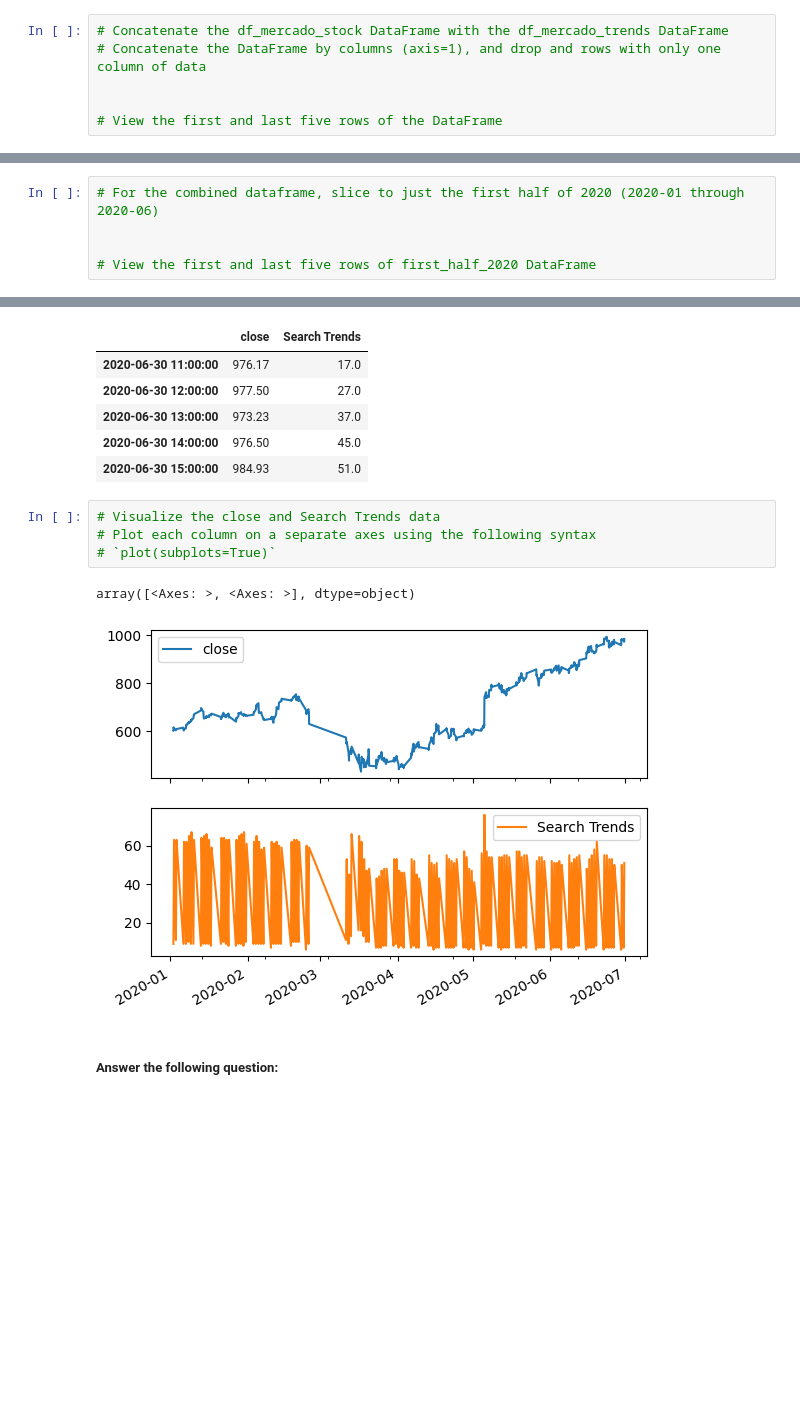
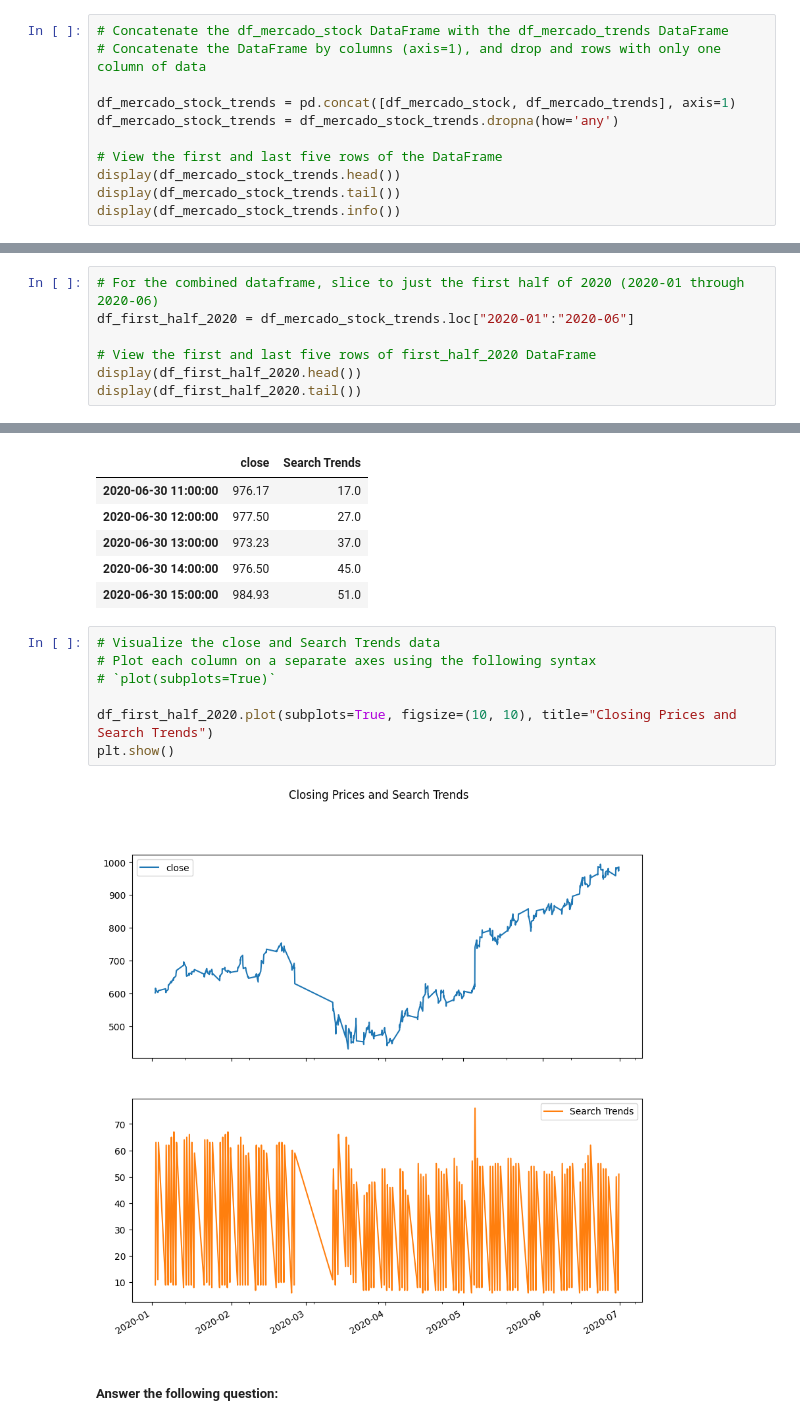
Before and after one commit to florinamonroy/Prophet-Challenge, a Jupyter notebook: forecasting_net_prophet.ipynb, the cells around one changed output, grey strips where cells are left out. Saved outputs shown, nothing was run; the diff lists cells and outputs as text; blank space fills up the shorter version.

```diff
--- a/forecasting_net_prophet.ipynb
+++ b/forecasting_net_prophet.ipynb
@@ -233,8 +299,13 @@ display(df_mercado_stock.tail())
 # Concatenate the df_mercado_stock DataFrame with the df_mercado_trends DataFrame
 # Concatenate the DataFrame by columns (axis=1), and drop and rows with only one column of data
 
+df_mercado_stock_trends = pd.concat([df_mercado_stock, df_mercado_trends], axis=1)
+df_mercado_stock_trends = df_mercado_stock_trends.dropna(how='any')
 
 # View the first and last five rows of the DataFrame
+display(df_mercado_stock_trends.head())
+display(df_mercado_stock_trends.tail())
+display(df_mercado_stock_trends.info())
 # %% [output]
 |  | close | Search Trends |
 | 2016-06-01 09:00:00 | 135.16 | 6.0 |
@@ -252,9 +333,11 @@ display(df_mercado_stock.tail())
 #### Step 2: Market events emerged during the year of 2020 that many companies found difficult. But, after the initial shock to global financial markets, new customers and revenue increased for e-commerce platforms. Slice the data to just the first half of 2020 (`2020-01` to `2020-06` in the DataFrame), and then plot the data. Do both time series indicate a common trend that’s consistent with this narrative?
 # %%
 # For the combined dataframe, slice to just the first half of 2020 (2020-01 through 2020-06)
-
+df_first_half_2020 = df_mercado_stock_trends.loc["2020-01":"2020-06"]
 
 # View the first and last five rows of first_half_2020 DataFrame
+display(df_first_half_2020.head())
+display(df_first_half_2020.tail())
 # %% [output]
 |  | close | Search Trends |
 | 2020-01-02 09:00:00 | 601.085 | 9.0 |
@@ -271,10 +354,12 @@ display(df_mercado_stock.tail())
 # %%
 # Visualize the close and Search Trends data
 # Plot each column on a separate axes using the following syntax
 # `plot(subplots=True)`
+
+df_first_half_2020.plot(subplots=True, figsize=(10, 10), title="Closing Prices and Search Trends")
+plt.show()
 # %% [output]
-array([<Axes: >, <Axes: >], dtype=object)
-[figure, old version]
+[figure, new version]
 # %% [markdown]
 ##### Answer the following question:
 # %% [markdown]
```
Also changed, not shown: parts of 42 cells of this notebook.
